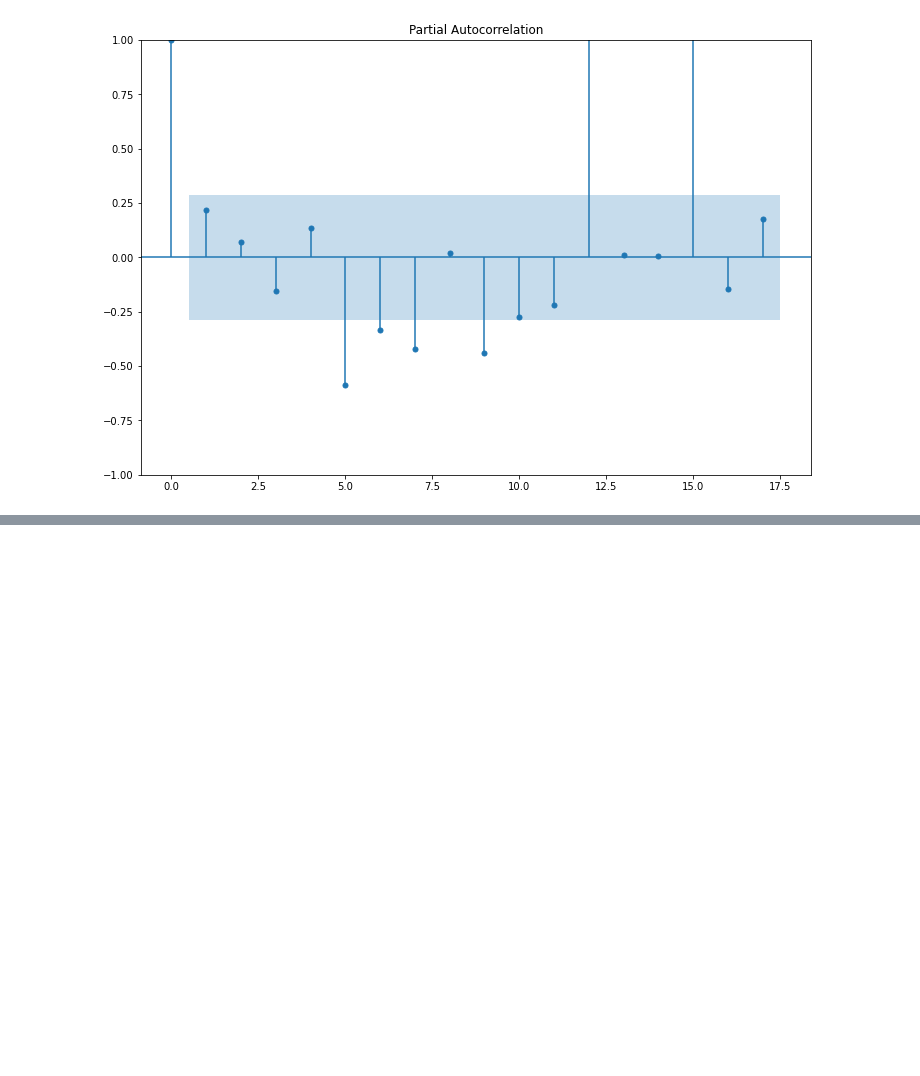
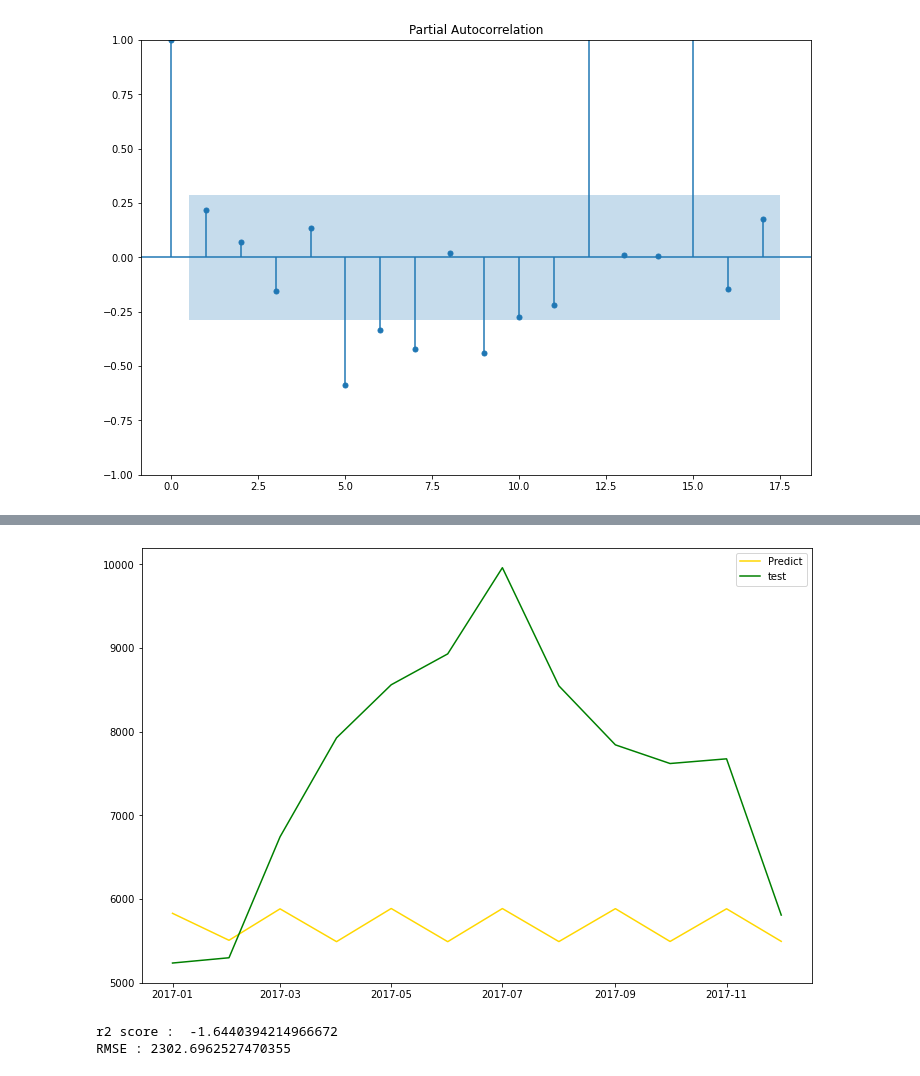
Before and after one commit to suhyehye/ADP-study, a Jupyter notebook: 파이썬한권으로끝내기/7.통계분석/8.시계열분석.ipynb, the cells around one changed output, grey strips where cells are left out. Cells and saved outputs as stored; diff of their text form; code cells hidden in the pictures; blank space fills up the shorter version.

```diff
--- a/파이썬한권으로끝내기/7.통계분석/8.시계열분석.ipynb
+++ b/파이썬한권으로끝내기/7.통계분석/8.시계열분석.ipynb
@@ -108,0 +135,5 @@ ValueError: In models with integration (`d > 0`) or seasonal integration (`D > 0
+# %%
+forecast_data = res.forecast(steps = len(test), alpha=0.05)
+
+pred_y = forecast_data
+pred_y
@@ -108,0 +154,3 @@ ValueError: In models with integration (`d > 0`) or seasonal integration (`D > 0
+# %%
+test_y = test
+test_y
@@ -108,0 +172,17 @@ ValueError: In models with integration (`d > 0`) or seasonal integration (`D > 0
+# %%
+plt.plot(pred_y, color='gold',label = 'Predict')
+plt.plot(test_y,color='green',label='test')
+plt.legend()
+plt.show()
+# %% [output]
+[figure, added]
+# %%
+from sklearn.metrics import mean_squared_error
+from sklearn.metrics import r2_score
+
+print('r2 score : ',r2_score(test_y,pred_y))
+RMSE = mean_squared_error(test_y, pred_y) ** 0.5
+print('RMSE :',RMSE)
+# %% [output]
+r2 score :  -1.6440394214966672
+RMSE : 2302.6962527470355
```
Also changed, not shown: parts of 11 cells of this notebook.
